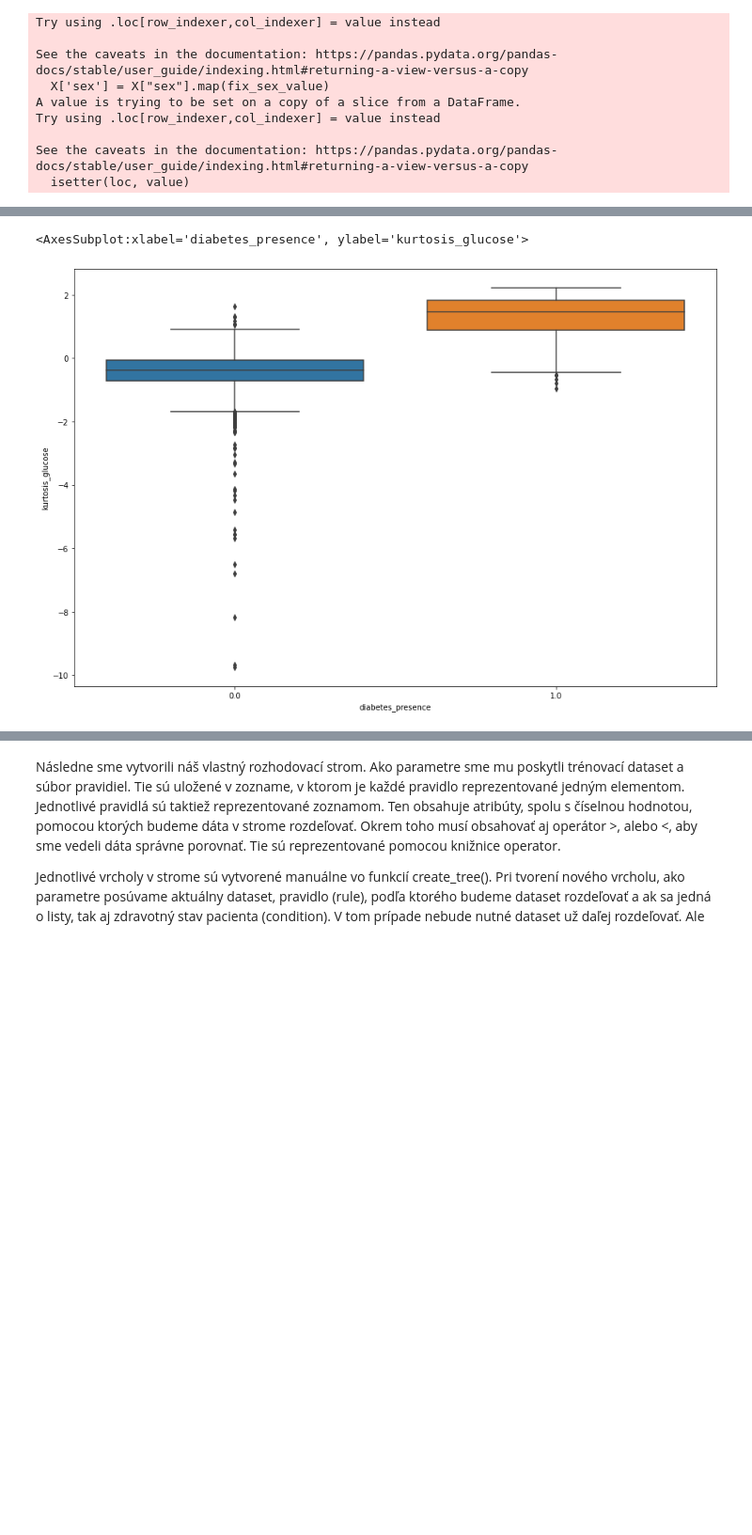
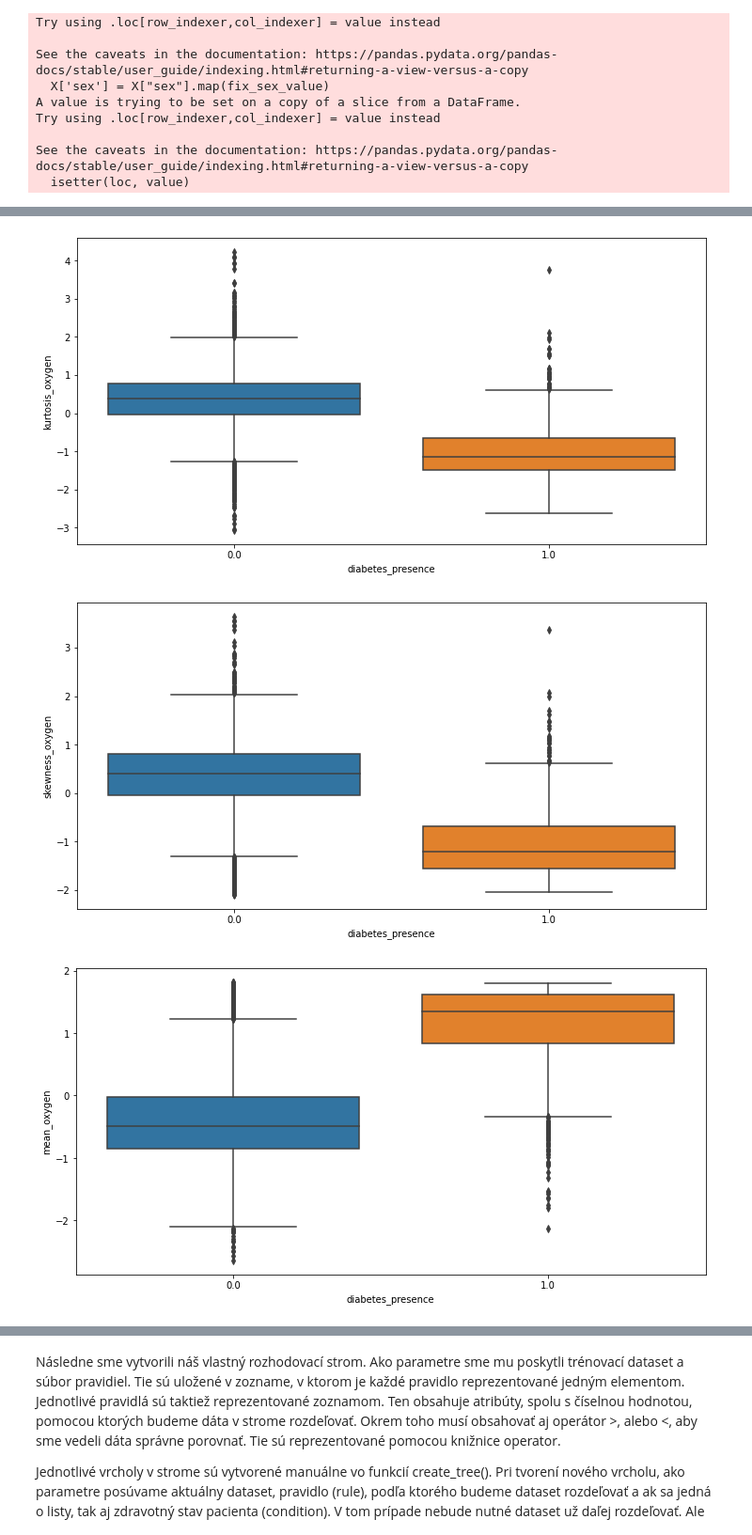
Before and after one commit to xsipka/FIIT_IAU_Projekt, a Jupyter notebook: phase_3.ipynb, the cells around one changed output, grey strips where cells are left out. Shown: that part at 94% size. Cells and saved outputs as stored; diff of their text form; code cells hidden in the pictures; blank space fills up the shorter version.

```diff
--- a/phase_3.ipynb
+++ b/phase_3.ipynb
@@ -108,9 +114,11 @@ See the caveats in the documentation: https://pandas.pydata.org/pandas-docs/stab
 # %%
 columns = ["kurtosis_oxygen", "skewness_oxygen", "mean_oxygen", "std_oxygen",
            "kurtosis_glucose", "skewness_glucose", "mean_glucose", "std_glucose"]
 
-fig_b = plt.subplots(figsize = (15, 10))
-sns.boxplot(y = "kurtosis_glucose", x = "diabetes_presence", data= train_data)
+for col in columns:
+    fig_01 = plt.subplots(figsize = (12, 6))
+    sns.boxplot(y = col, x = "diabetes_presence", data = train_data)
 # %% [output]
-<AxesSubplot:xlabel='diabetes_presence', ylabel='kurtosis_glucose'>
-[figure, old version]
+[figure, new version]
+[figure, added]
+[figure, added]
```
Also changed, not shown: parts of 6 cells of this notebook.
